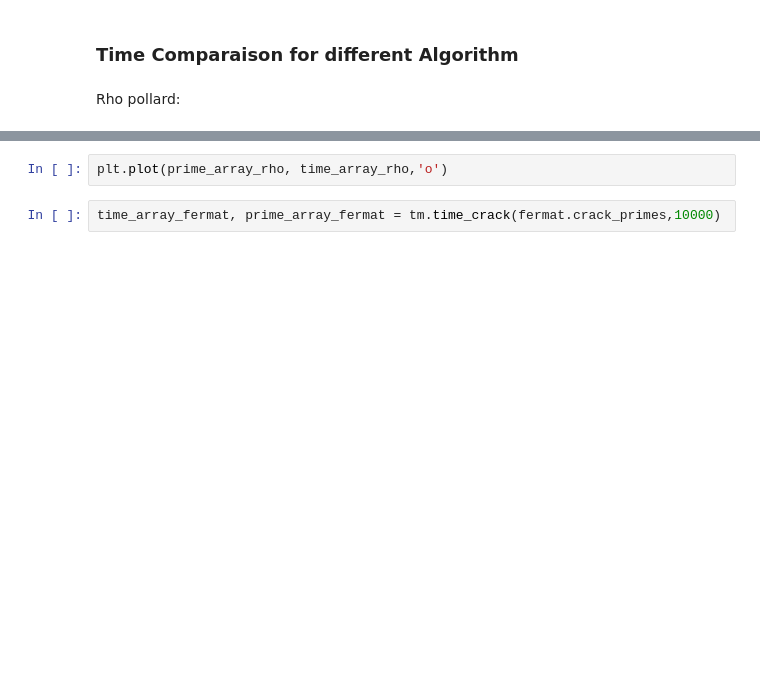
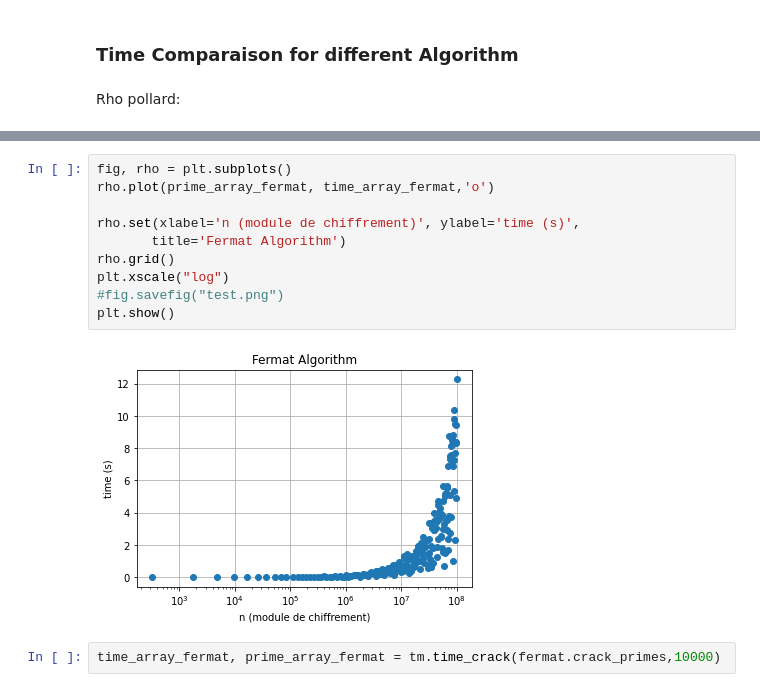
Before and after one commit to matiboux/epita-s6-fmsi, a Jupyter notebook: Notebook.ipynb, the cells around one changed output, grey strips where cells are left out. Saved outputs shown, nothing was run; the diff lists cells and outputs as text; blank space fills up the shorter version.

Commit message:
better plot

```diff
--- a/Notebook.ipynb
+++ b/Notebook.ipynb
@@ -283,5 +302,15 @@ NameError: name 'tm' is not defined
 # %%
-plt.plot(prime_array_rho, time_array_rho,'o')
+fig, rho = plt.subplots()
+rho.plot(prime_array_fermat, time_array_fermat,'o')
+
+rho.set(xlabel='n (module de chiffrement)', ylabel='time (s)',
+       title='Fermat Algorithm')
+rho.grid()
+plt.xscale("log")
+#fig.savefig("test.png")
+plt.show()
+# %% [output]
+[figure, added]
 # %%
 time_array_fermat, prime_array_fermat = tm.time_crack(fermat.crack_primes,10000)
 # %% [output]
```
Also changed, not shown: parts of 9 cells of this notebook, 1 other file.
